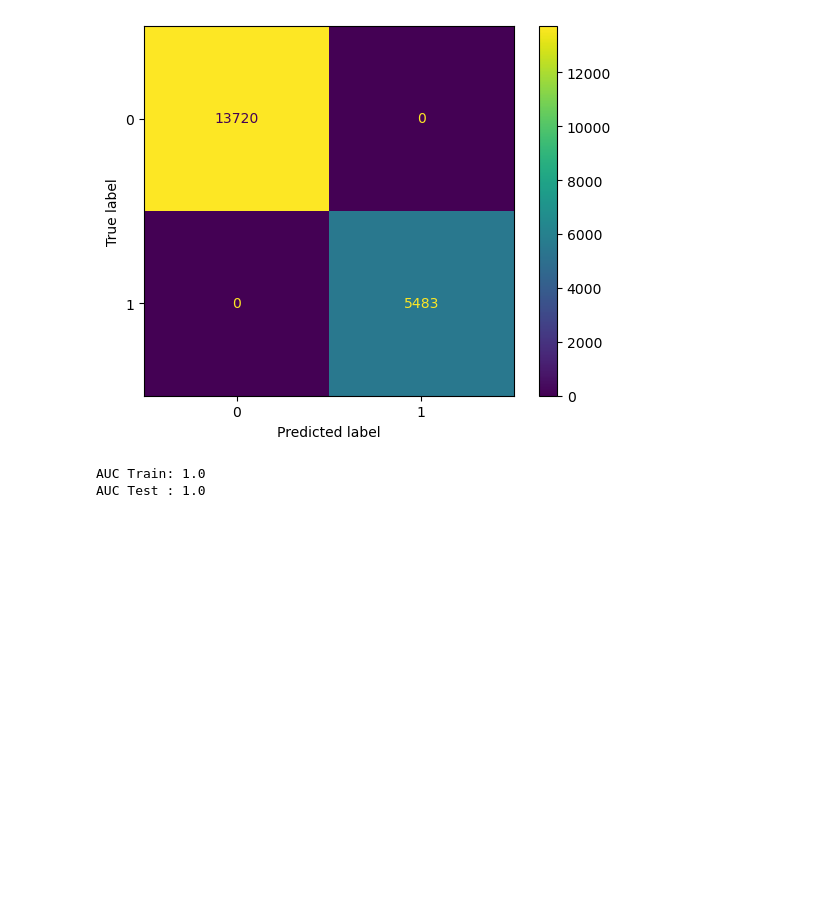
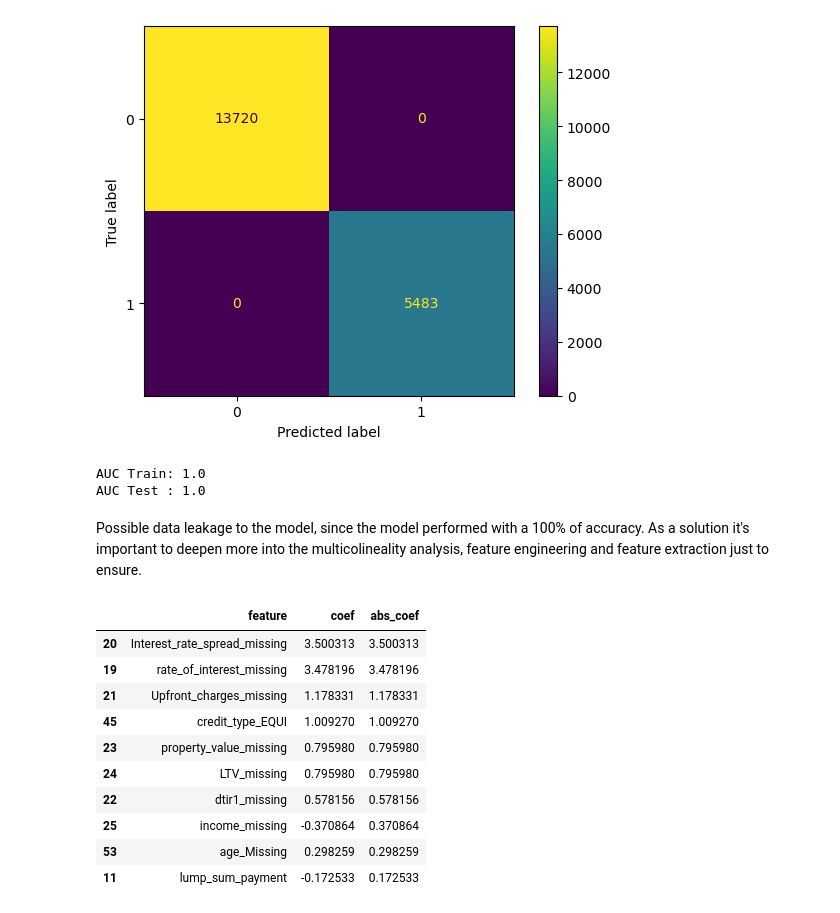
Before and after one commit to DaiaPrado/loan_default_predictor, a Jupyter notebook: loan_default.ipynb, the cells around one changed output. Cells and saved outputs as stored; diff of their text form; code cells hidden in the pictures; blank space fills up the shorter version.

```diff
--- a/loan_default.ipynb
+++ b/loan_default.ipynb
@@ -695,7 +704,7 @@ x_train_no_na, x_test_no_na, y_train_no_na, y_test_no_na = train_test_split(
 clf = LogisticRegression(
     random_state=0,
     penalty="l2",
-    max_iter=1000,
+    max_iter=100,
 )
 
 pipe = Pipeline(steps=[
@@ -755,5 +764,34 @@ print("AUC Test :", roc_auc_score(y_test_no_na, y_test_proba))
 # %% [output]
 AUC Train: 1.0
 AUC Test : 1.0
+# %% [markdown]
+Possible data leakage to the model, since the model performed with a 100% of accuracy.
+As a solution it's important to deepen more into the multicolineality analysis, feature engineering and feature extraction just to ensure.
+# %%
+# check the most relevant features that the model saw
+logit_importance = pd.DataFrame({
+    "feature": x_train_no_na.columns,
+    "coef": clf.coef_[0]
+})
+
+logit_importance["abs_coef"] = np.abs(logit_importance["coef"])
+
+logit_importance = logit_importance.sort_values(
+    "abs_coef", ascending=False
+)
+
+logit_importance.head(10)
+# %% [output]
+|  | feature | coef | abs_coef |
+| 20 | Interest_rate_spread_missing | 3.500313 | 3.500313 |
+| 19 | rate_of_interest_missing | 3.478196 | 3.478196 |
+| 21 | Upfront_charges_missing | 1.178331 | 1.178331 |
+| 45 | credit_type_EQUI | 1.009270 | 1.009270 |
+| 23 | property_value_missing | 0.795980 | 0.795980 |
+| 24 | LTV_missing | 0.795980 | 0.795980 |
+| 22 | dtir1_missing | 0.578156 | 0.578156 |
+| 25 | income_missing | -0.370864 | 0.370864 |
+| 53 | age_Missing | 0.298259 | 0.298259 |
+| 11 | lump_sum_payment | -0.172533 | 0.172533 |
 # %%
 # XGBOOST
```
Also changed, not shown: parts of 16 cells of this notebook.
